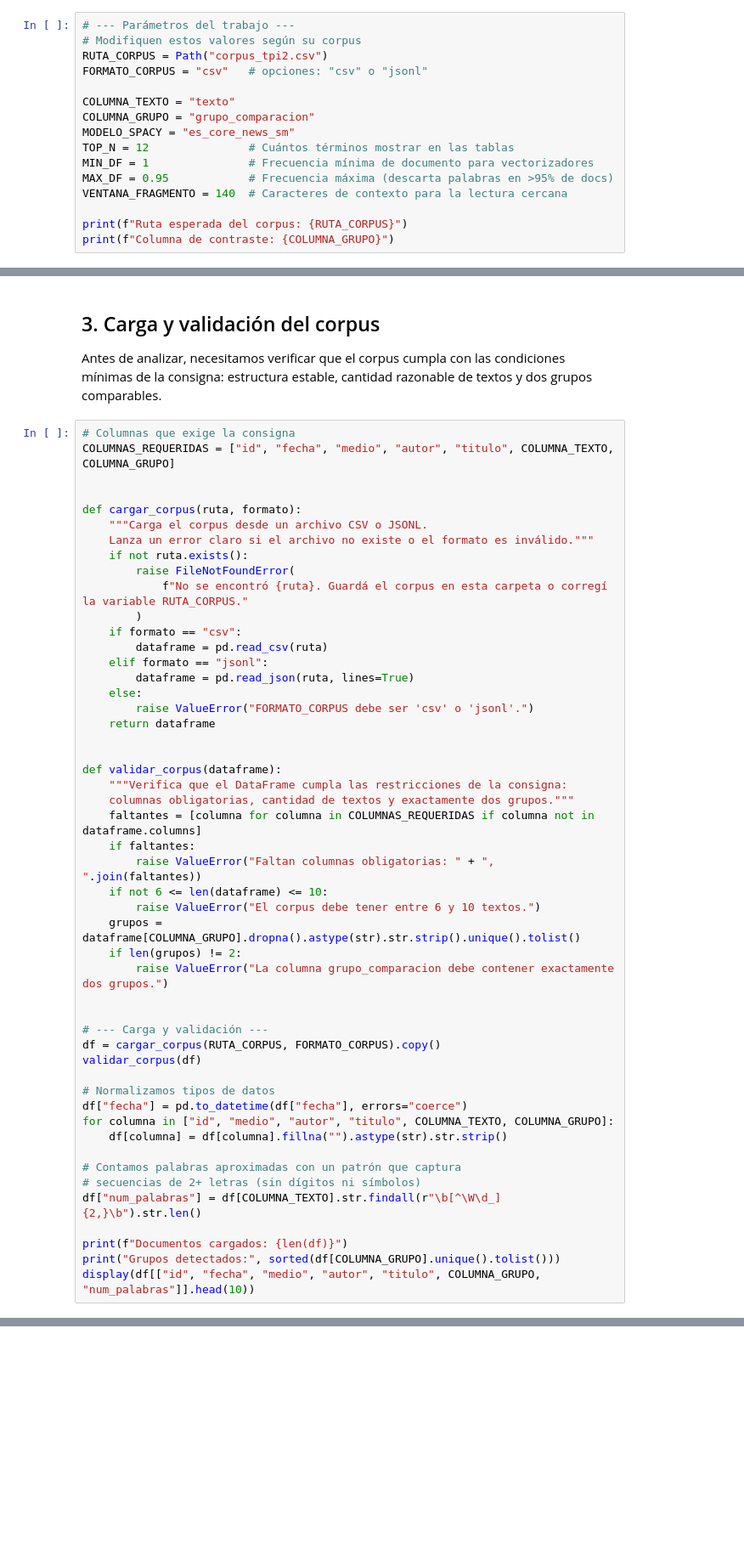
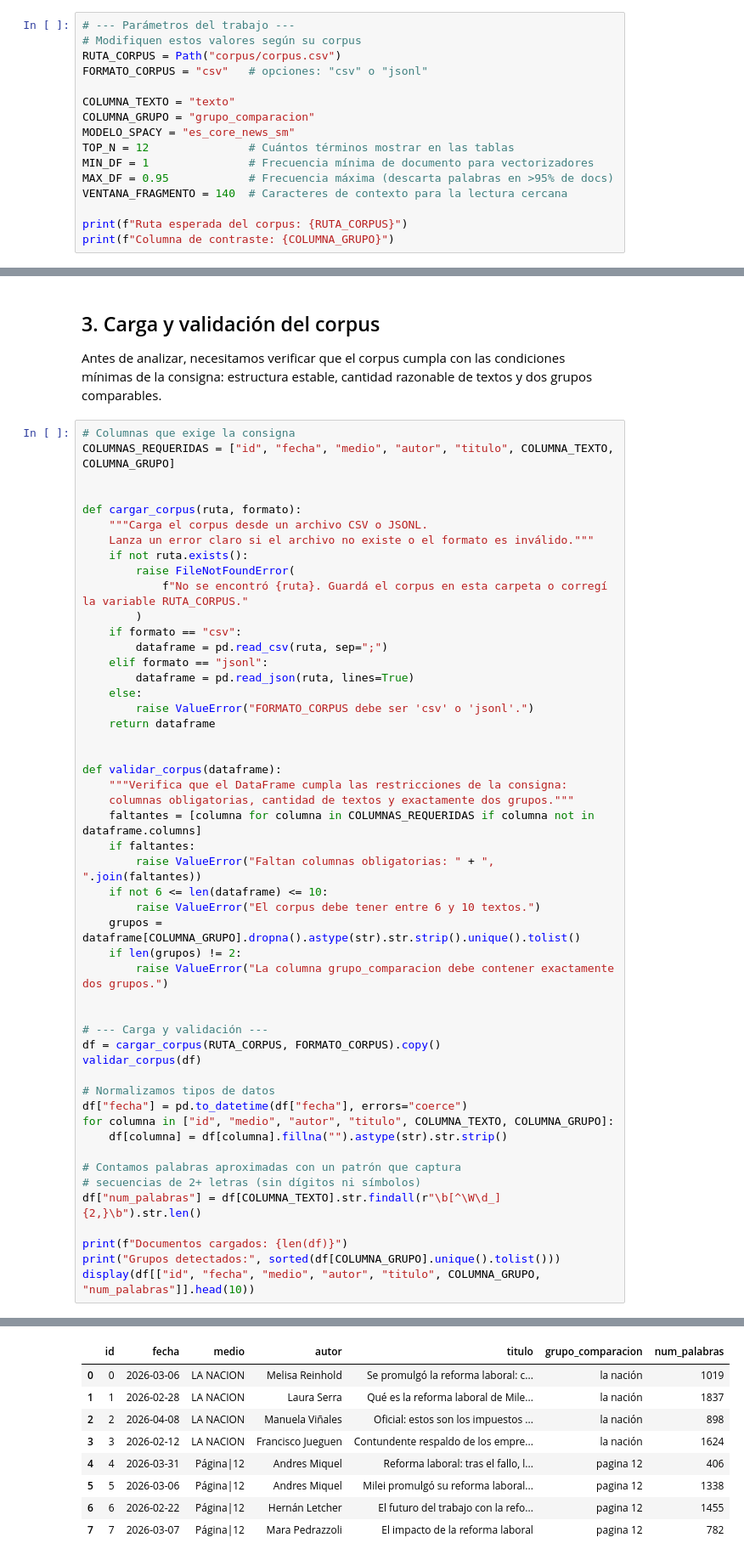
Before and after one commit to Sabri-Nang/sanches-sabrina-pln-1c-2026, a Jupyter notebook: TPI_2/TPI_2_Text_Mining_y_Analisis_Discursivo_Comparado.ipynb, the cells around one changed output, grey strips where cells are left out. Shown at 85% size. Drawn from its saved outputs; the diff is of its cells as text; blank space fills up the shorter version.

Commit message:
Modifico corpus, agrego artículo Página 12

```diff
--- a/TPI_2/TPI_2_Text_Mining_y_Analisis_Discursivo_Comparado.ipynb
+++ b/TPI_2/TPI_2_Text_Mining_y_Analisis_Discursivo_Comparado.ipynb
@@ -96,7 +96,7 @@ Ajusten estas variables antes de correr el resto del cuaderno. La consigna asume
 # %%
 # --- Parámetros del trabajo ---
 # Modifiquen estos valores según su corpus
-RUTA_CORPUS = Path("corpus_tpi2.csv")
+RUTA_CORPUS = Path("corpus/corpus.csv")
 FORMATO_CORPUS = "csv"   # opciones: "csv" o "jsonl"
 
 COLUMNA_TEXTO = "texto"
@@ -126,7 +129,7 @@ def cargar_corpus(ruta, formato):
             f"No se encontró {ruta}. Guardá el corpus en esta carpeta o corregí la variable RUTA_CORPUS."
         )
     if formato == "csv":
-        dataframe = pd.read_csv(ruta)
+        dataframe = pd.read_csv(ruta, sep=";")
     elif formato == "jsonl":
         dataframe = pd.read_json(ruta, lines=True)
     else:
@@ -163,3 +166,4 @@ df["num_palabras"] = df[COLUMNA_TEXTO].str.findall(r"\b[^\W\d_]{2,}\b").str.len(
 print(f"Documentos cargados: {len(df)}")
 print("Grupos detectados:", sorted(df[COLUMNA_GRUPO].unique().tolist()))
 display(df[["id", "fecha", "medio", "autor", "titulo", COLUMNA_GRUPO, "num_palabras"]].head(10))
+# %% [output]
@@ -166,3 +172,12 @@ display(df[["id", "fecha", "medio", "autor", "titulo", COLUMNA_GRUPO, "num_palab
+|  | id | fecha | medio | autor | titulo | grupo_comparacion | num_palabras |
+| 0 | 0 | 2026-03-06 | LA NACION | Melisa Reinhold | Se promulgó la reforma laboral: c... | la nación | 1019 |
+| 1 | 1 | 2026-02-28 | LA NACION | Laura Serra | Qué es la reforma laboral de Mile... | la nación | 1837 |
+| 2 | 2 | 2026-04-08 | LA NACION | Manuela Viñales | Oficial: estos son los impuestos ... | la nación | 898 |
+| 3 | 3 | 2026-02-12 | LA NACION | Francisco Jueguen | Contundente respaldo de los empre... | la nación | 1624 |
+| 4 | 4 | 2026-03-31 | Página|12 | Andres Miquel | Reforma laboral: tras el fallo, l... | pagina 12 | 406 |
+| 5 | 5 | 2026-03-06 | Página|12 | Andres Miquel | Milei promulgó su reforma laboral... | pagina 12 | 1338 |
+| 6 | 6 | 2026-02-22 | Página|12 | Hernán Letcher | El futuro del trabajo con la refo... | pagina 12 | 1455 |
+| 7 | 7 | 2026-03-07 | Página|12 | Mara Pedrazzoli | El impacto de la reforma laboral | pagina 12 | 782 |
 # %% [markdown]
 ## 4. Justificación del recorte
 
```
Also changed, not shown: parts of 4 cells of this notebook, 5 other files.
